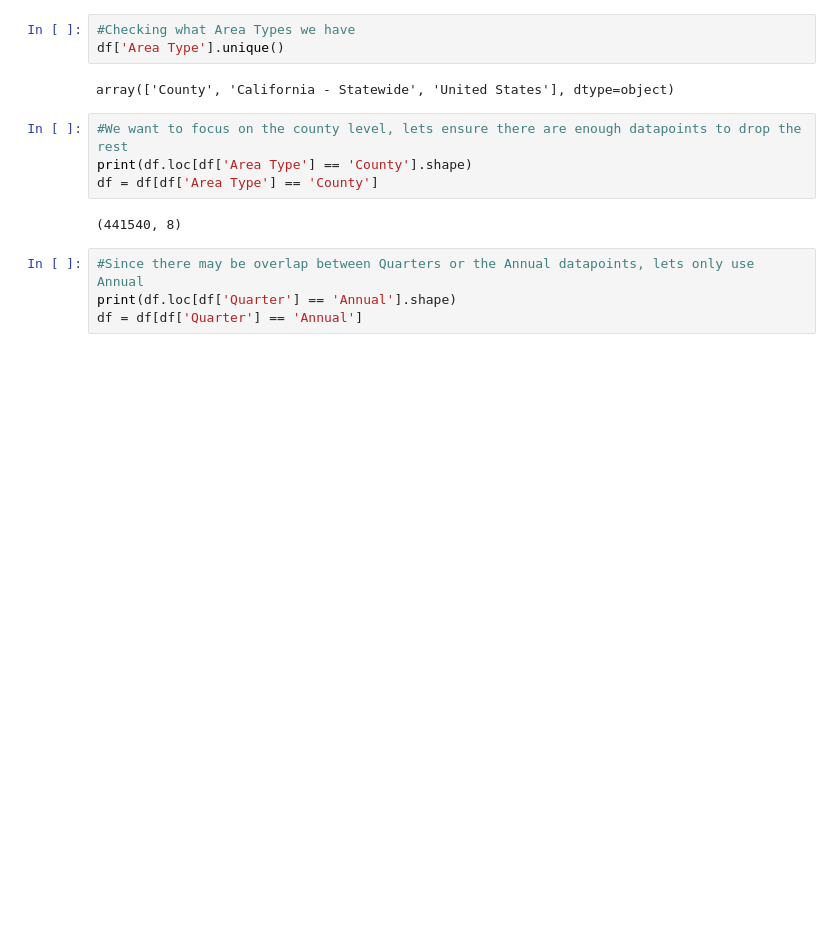
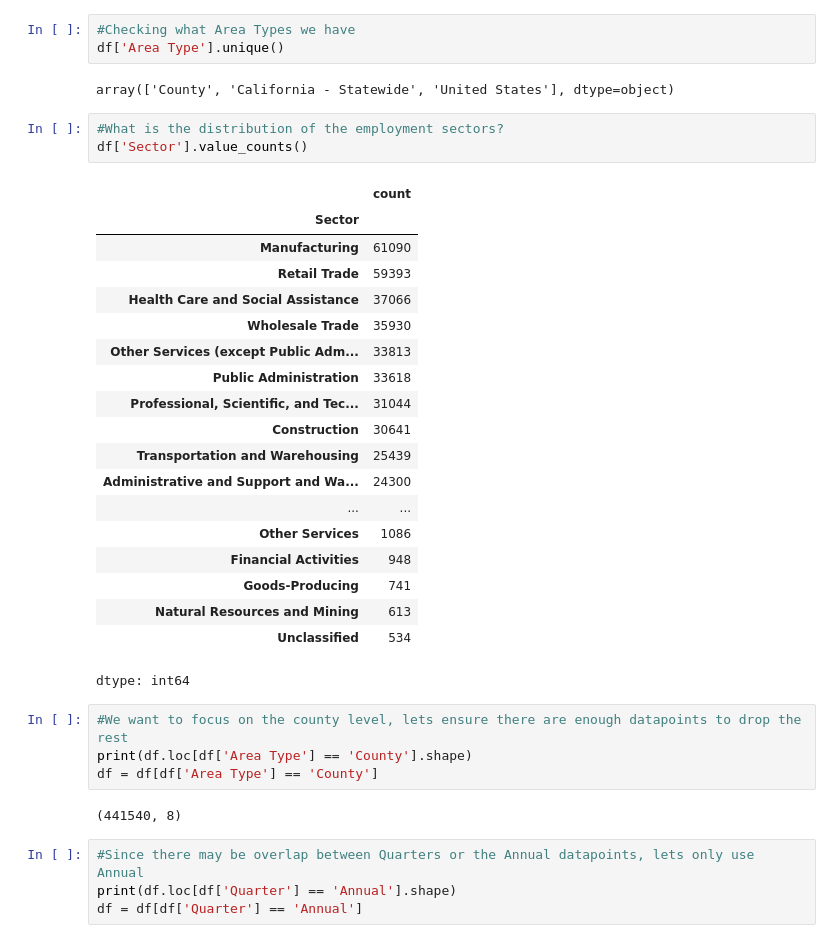
Before and after one commit to ericstratford/predictable-residence, a Jupyter notebook: CA_Residence_Prediction.ipynb, the cells around one changed output. Drawn from its saved outputs; the diff is of its cells as text; blank space fills up the shorter version.

```diff
--- a/CA_Residence_Prediction.ipynb
+++ b/CA_Residence_Prediction.ipynb
@@ -107,6 +143,29 @@ df.head()
 df['Area Type'].unique()
 # %% [output]
 array(['County', 'California - Statewide', 'United States'], dtype=object)
+# %%
+#What is the distribution of the employment sectors?
+df['Sector'].value_counts()
+# %% [output]
+|  | count |
+| Sector |  |
+| Manufacturing | 61090 |
+| Retail Trade | 59393 |
+| Health Care and Social Assistance | 37066 |
+| Wholesale Trade | 35930 |
+| Other Services (except Public Adm... | 33813 |
+| Public Administration | 33618 |
+| Professional, Scientific, and Tec... | 31044 |
+| Construction | 30641 |
+| Transportation and Warehousing | 25439 |
+| Administrative and Support and Wa... | 24300 |
+| ... | ... |
+| Other Services | 1086 |
+| Financial Activities | 948 |
+| Goods-Producing | 741 |
+| Natural Resources and Mining | 613 |
+| Unclassified | 534 |
+dtype: int64
 # %%
 #We want to focus on the county level, lets ensure there are enough datapoints to drop the rest
 print(df.loc[df['Area Type'] == 'County'].shape)
```
Also changed, not shown: parts of 12 cells of this notebook.
